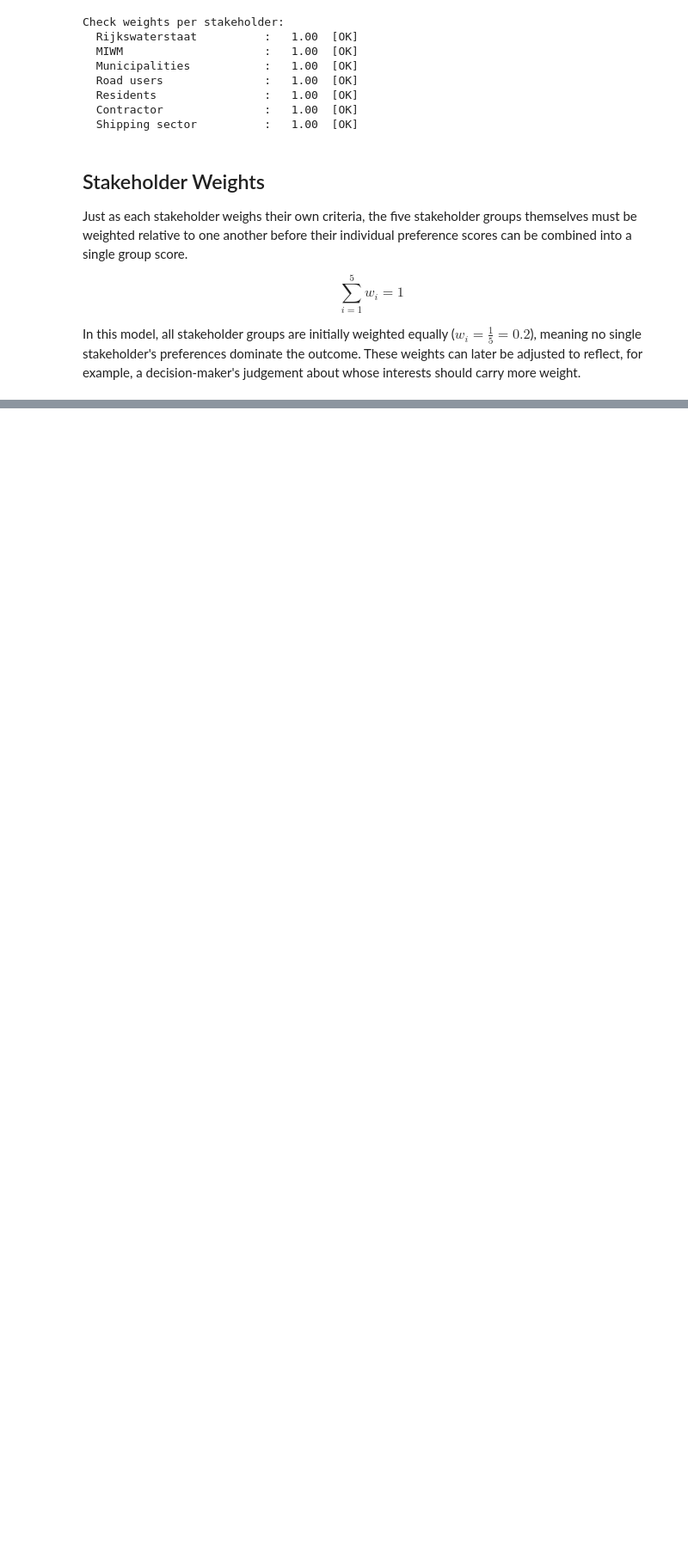
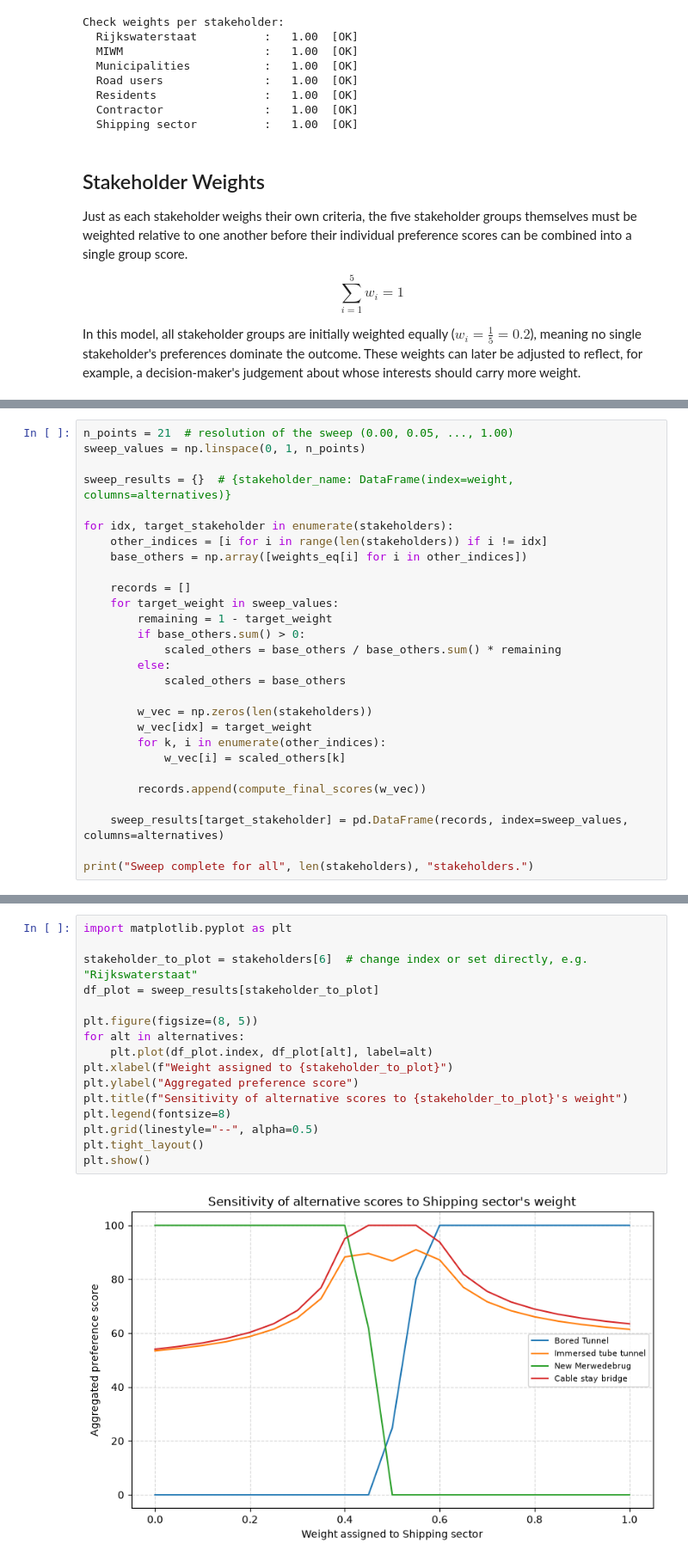
Before and after one commit to NickZhou21/IDM_SE3_project, a Jupyter notebook: Merwedebrug_MCDA.ipynb, the cells around one changed output, grey strips where cells are left out. Shown at 86% size. Cells and saved outputs as stored; diff of their text form; blank space fills up the shorter version.

```diff
--- a/Merwedebrug_MCDA.ipynb
+++ b/Merwedebrug_MCDA.ipynb
@@ -225,0 +382,28 @@ Final aggregated preference scores per alternative:
+# %%
+n_points = 21  # resolution of the sweep (0.00, 0.05, ..., 1.00)
+sweep_values = np.linspace(0, 1, n_points)
+
+sweep_results = {}  # {stakeholder_name: DataFrame(index=weight, columns=alternatives)}
+
+for idx, target_stakeholder in enumerate(stakeholders):
+    other_indices = [i for i in range(len(stakeholders)) if i != idx]
+    base_others = np.array([weights_eq[i] for i in other_indices])
+
+    records = []
+    for target_weight in sweep_values:
+        remaining = 1 - target_weight
+        if base_others.sum() > 0:
+            scaled_others = base_others / base_others.sum() * remaining
+        else:
+            scaled_others = base_others
+
+        w_vec = np.zeros(len(stakeholders))
+        w_vec[idx] = target_weight
+        for k, i in enumerate(other_indices):
+            w_vec[i] = scaled_others[k]
+
+        records.append(compute_final_scores(w_vec))
+
+    sweep_results[target_stakeholder] = pd.DataFrame(records, index=sweep_values, columns=alternatives)
+
+print("Sweep complete for all", len(stakeholders), "stakeholders.")
@@ -225,0 +412,18 @@ Final aggregated preference scores per alternative:
+# %%
+import matplotlib.pyplot as plt
+
+stakeholder_to_plot = stakeholders[6]  # change index or set directly, e.g. "Rijkswaterstaat"
+df_plot = sweep_results[stakeholder_to_plot]
+
+plt.figure(figsize=(8, 5))
+for alt in alternatives:
+    plt.plot(df_plot.index, df_plot[alt], label=alt)
+plt.xlabel(f"Weight assigned to {stakeholder_to_plot}")
+plt.ylabel("Aggregated preference score")
+plt.title(f"Sensitivity of alternative scores to {stakeholder_to_plot}'s weight")
+plt.legend(fontsize=8)
+plt.grid(linestyle="--", alpha=0.5)
+plt.tight_layout()
+plt.show()
+# %% [output]
+[figure, added]
```
Also changed, not shown: parts of 18 cells of this notebook, 2 other files.
